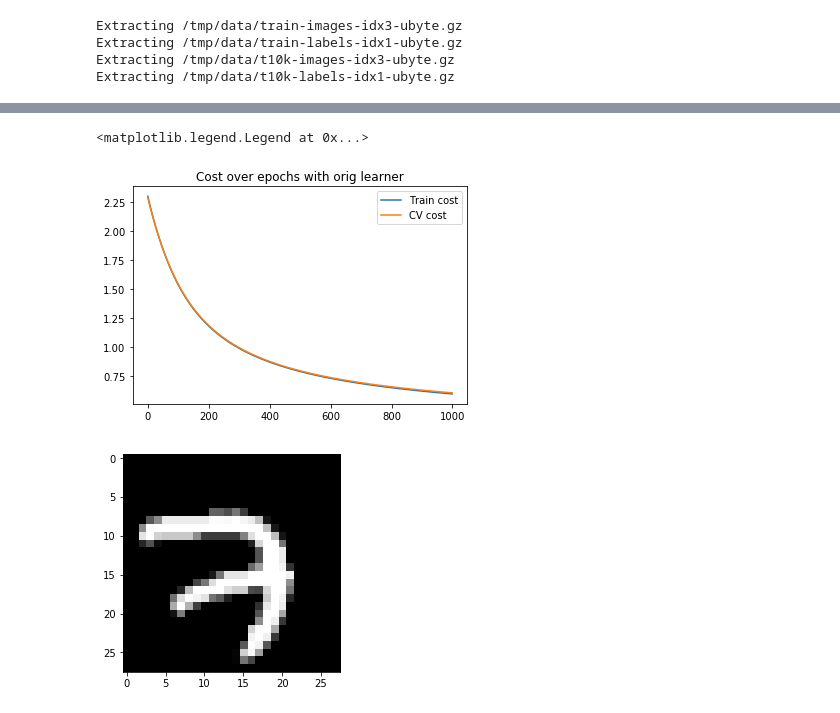
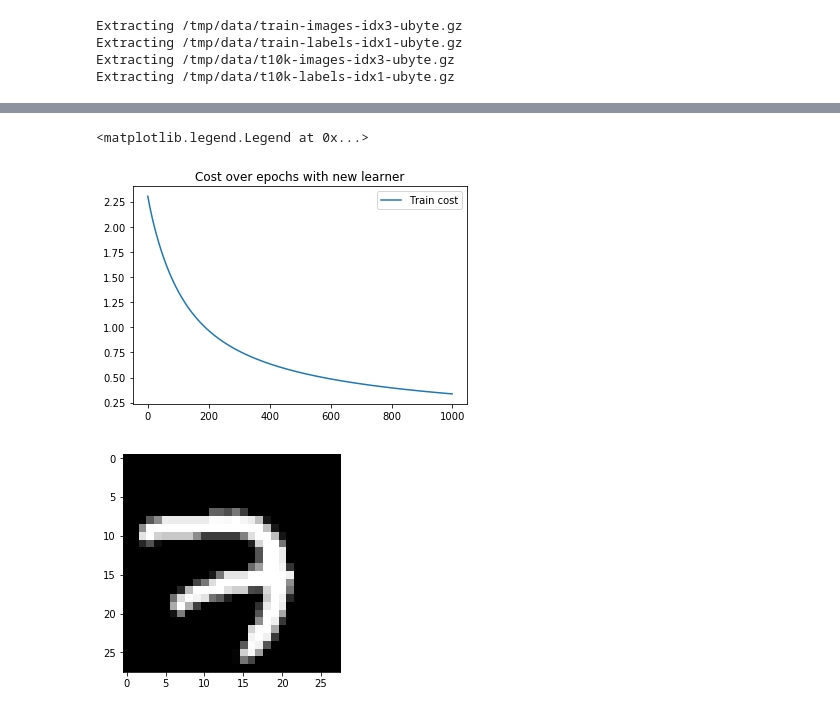
Before and after one commit to yujia21/MA6252, a Jupyter notebook: logistic_regression Noisify.ipynb, the cells around one changed output, grey strips where cells are left out. Drawn from its saved outputs; the diff is of its cells as text; code cells hidden in the pictures.

```diff
--- a/logistic_regression Noisify.ipynb
+++ b/logistic_regression Noisify.ipynb
@@ -23,7 +23,7 @@ Extracting /tmp/data/t10k-labels-idx1-ubyte.gz
 #plus_matrix=np.eye(28)
 #minus_matrix=np.eye(28)
 import numpy as np
-n_samples=2000
+n_samples=200
 
 original=mnist.train.images[:n_samples]
 new = original+(np.random.normal(size=original.shape, scale = 1/np.sqrt(256)))
@@ -84,10 +84,8 @@ with tf.Session() as sess:
 
     # Training cycle
     for epoch in range(training_epochs):
-        #_, avg_cost = sess.run([optimizer, cost], feed_dict={x: new_train_images,
-        #                                                  y: new_train_labels})
-        _, avg_cost = sess.run([optimizer, cost], feed_dict={x: mnist.train.images[:2*n_samples],
-                                                          y: mnist.train.labels[:2*n_samples]})
+        _, avg_cost = sess.run([optimizer, cost], feed_dict={x: new_train_images, y: new_train_labels})
+        #_, avg_cost = sess.run([optimizer, cost], feed_dict={x: mnist.train.images[:n_samples],y: mnist.train.labels[:n_samples]})
 
         train_cost = train_cost + [avg_cost]
         CV_cost = CV_cost + [sess.run(cost, feed_dict = {x: mnist.validation.images, y: mnist.validation.labels})]
@@ -143,11 +141,11 @@ plt.title("Accuracy over epochs for noisy test data with orig learner")
 # %%
 plt.plot(train_cost, label="Train cost")
-plt.plot(CV_cost, label="CV cost")
-plt.title("Cost over epochs with orig learner")
+#plt.plot(CV_cost, label="CV cost")
+plt.title("Cost over epochs with new learner")
 plt.legend()
 # %% [output]
 <matplotlib.legend.Legend at 0x...>
-[figure, old version]
+[figure, new version]
 # %%
 pixels = new_train_images[0,:]
 pixels = pixels.reshape((28, 28))
```
Also changed, not shown: parts of 3 cells of this notebook, 4 other files.
